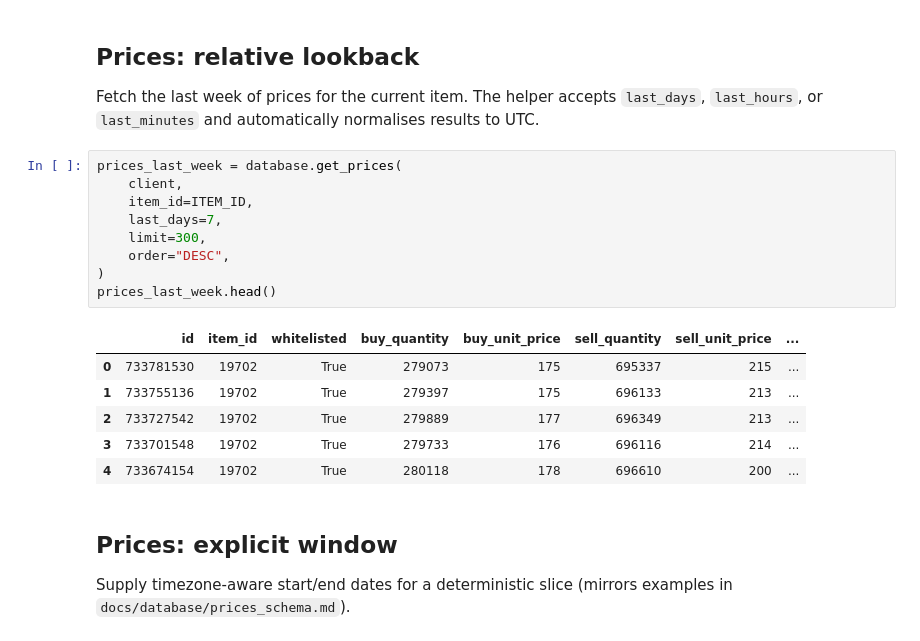
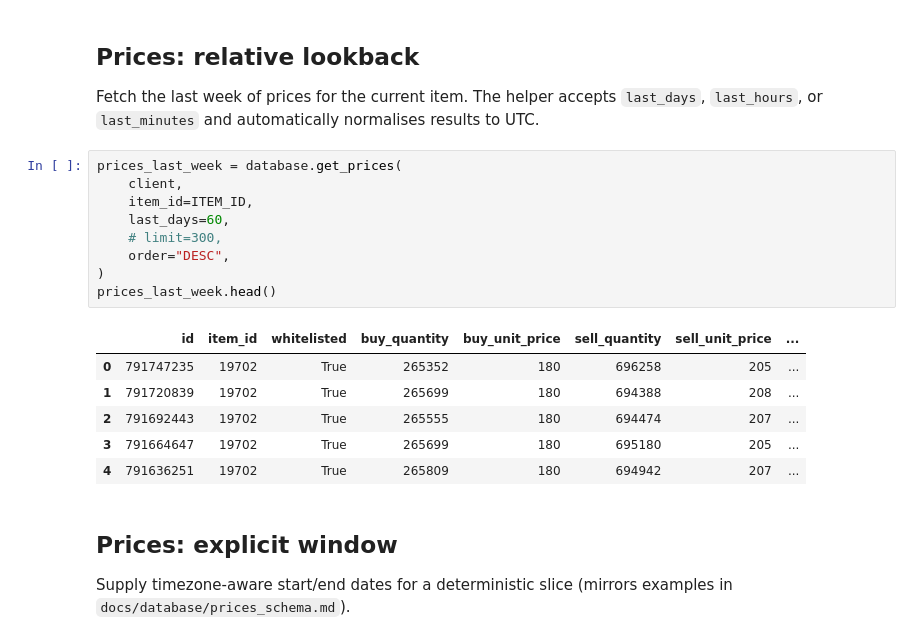
Before and after one commit to danielmuxel/casml4se-stonkswagen, a Jupyter notebook: notebooks/database/database-helpers-demo.ipynb, the cells around one changed output. Cells and saved outputs as stored; diff of their text form.

```diff
--- a/notebooks/database/database-helpers-demo.ipynb
+++ b/notebooks/database/database-helpers-demo.ipynb
@@ -38,19 +34,19 @@ results to UTC.
 # %%
 prices_last_week = database.get_prices(
     client,
     item_id=ITEM_ID,
-    last_days=7,
-    limit=300,
+    last_days=60,
+    # limit=300,
     order="DESC",
 )
 prices_last_week.head()
 # %% [output]
 |  | id | item_id | whitelisted | buy_quantity | buy_unit_price | sell_quantity | sell_unit_price | ... |
-| 0 | 733781530 | 19702 | True | 279073 | 175 | 695337 | 215 | ... |
-| 1 | 733755136 | 19702 | True | 279397 | 175 | 696133 | 213 | ... |
-| 2 | 733727542 | 19702 | True | 279889 | 177 | 696349 | 213 | ... |
-| 3 | 733701548 | 19702 | True | 279733 | 176 | 696116 | 214 | ... |
-| 4 | 733674154 | 19702 | True | 280118 | 178 | 696610 | 200 | ... |
+| 0 | 791747235 | 19702 | True | 265352 | 180 | 696258 | 205 | ... |
+| 1 | 791720839 | 19702 | True | 265699 | 180 | 694388 | 208 | ... |
+| 2 | 791692443 | 19702 | True | 265555 | 180 | 694474 | 207 | ... |
+| 3 | 791664647 | 19702 | True | 265699 | 180 | 695180 | 205 | ... |
+| 4 | 791636251 | 19702 | True | 265809 | 180 | 694942 | 207 | ... |
 # %% [markdown]
 ## Prices: explicit window
 
```
Also changed, not shown: parts of 3 cells of this notebook, 10 other files.
